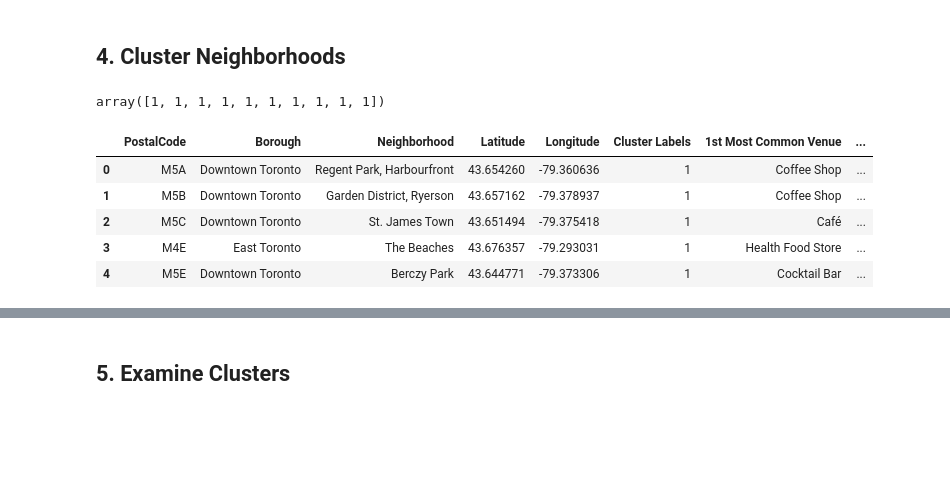
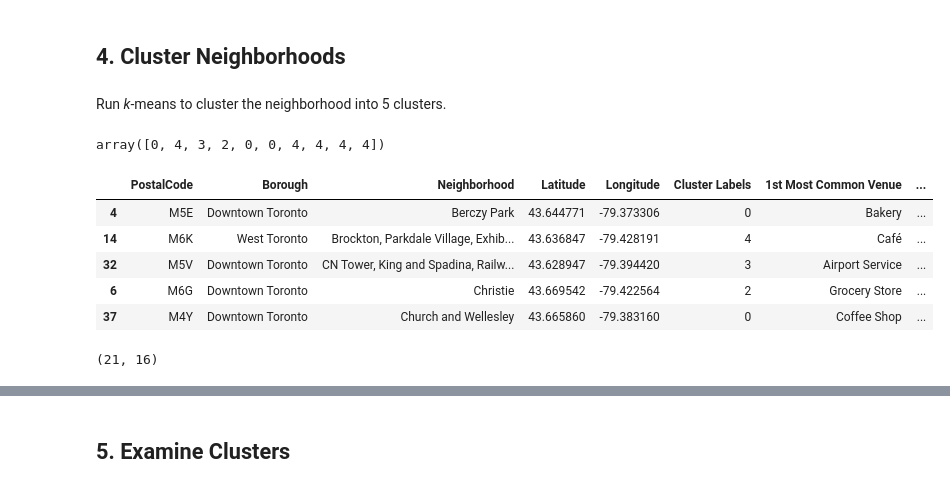
Before and after one commit to o0game0o/capstone_project, a Jupyter notebook: ProjectCapstone.ipynb, the cells around one changed output, grey strips where cells are left out. Drawn from its saved outputs; the diff is of its cells as text; code cells hidden in the pictures; blank space fills up the shorter version.

```diff
--- a/ProjectCapstone.ipynb
+++ b/ProjectCapstone.ipynb
@@ -368,0 +331,2 @@ There are 237 uniques categories.
+# %%
+select_toronto_venues = toronto_venues[toronto_venues['Neighborhood'].isin(Neighborhood_list)]
@@ -453,23 +411,23 @@ def return_most_common_venues(row, num_top_venues):
 
     return row_categories_sorted.index.values[0:num_top_venues]
 # %%
-num_top_venues = 10
+def put_most_venue_to_df (num_top_venues,location_grouped):
+    num_top_venues = num_top_venues
 
-indicators = ['st', 'nd', 'rd']
+    indicators = ['st', 'nd', 'rd']
 
-# create columns according to number of top venues
-columns = ['Neighborhood']
-for ind in np.arange(num_top_venues):
-    try:
-        columns.append('{}{} Most Common Venue'.format(ind+1, indicators[ind]))
-    except:
-        columns.append('{}th Most Common Venue'.format(ind+1))
+    # create columns according to number of top venues
+    columns = ['Neighborhood']
+    for ind in np.arange(num_top_venues):
+        try:
+            columns.append('{}{} Most Common Venue'.format(ind+1, indicators[ind]))
+        except:
+            columns.append('{}th Most Common Venue'.format(ind+1))
 
-# create a new dataframe
-neighborhoods_venues_sorted = pd.DataFrame(columns=columns)
-neighborhoods_venues_sorted['Neighborhood'] = toronto_grouped['Neighborhood']
+    # create a new dataframe
+    neighborhoods_venues_sorted = pd.DataFrame(columns=columns)
+    neighborhoods_venues_sorted['Neighborhood'] = location_grouped['Neighborhood']
 
-for ind in np.arange(toronto_grouped.shape[0]):
-    neighborhoods_venues_sorted.iloc[ind, 1:] = return_most_common_venues(toronto_grouped.iloc[ind, :], num_top_venues)
-
-neighborhoods_venues_sorted.head()
+    for ind in np.arange(location_grouped.shape[0]):
+        neighborhoods_venues_sorted.iloc[ind, 1:] = return_most_common_venues(location_grouped.iloc[ind, :], num_top_venues)
+    return neighborhoods_venues_sorted
@@ -482,0 +434,3 @@ neighborhoods_venues_sorted.head()
+# %%
+toronto_venues_most = put_most_venue_to_df(10, toronto_grouped)
+toronto_venues_most.head()
@@ -483,10 +444,12 @@ neighborhoods_venues_sorted.head()
 # %% [markdown]
 ## 4. Cluster Neighborhoods
+# %% [markdown]
+Run _k_-means to cluster the neighborhood into 5 clusters.
 # %%
 # set number of clusters
 kclusters = 5
 
-toronto_grouped_clustering = toronto_grouped.drop('Neighborhood', 1)
+toronto_grouped_clustering = toronto_grouped.drop('Neighborhood', axis=1)
 
 # run k-means clustering
 kmeans = KMeans(n_clusters=kclusters, random_state=0).fit(toronto_grouped_clustering)
@@ -494,22 +457,26 @@ kmeans = KMeans(n_clusters=kclusters, random_state=0).fit(toronto_grouped_cluste
 # check cluster labels generated for each row in the dataframe
 kmeans.labels_[0:10]
 # %% [output]
-array([1, 1, 1, 1, 1, 1, 1, 1, 1, 1])
+array([0, 4, 3, 2, 0, 0, 4, 4, 4, 4])
 # %%
 # add clustering labels
-neighborhoods_venues_sorted.insert(0, 'Cluster Labels', kmeans.labels_)
+toronto_venues_most.insert(0, 'Cluster Labels', kmeans.labels_)
 
-toronto_merged = toronto
+toronto_merged = toronto_df
 
 # merge manhattan_grouped with manhattan_data to add latitude/longitude for each neighborhood
-toronto_merged = toronto_merged.join(neighborhoods_venues_sorted.set_index('Neighborhood'), on='Neighborhood')
+toronto_merged = toronto_merged.join(toronto_venues_most.set_index('Neighborhood'),how='right', on='Neighborhood')
 
 toronto_merged.head() # check the last columns!
 # %% [output]
 |  | PostalCode | Borough | Neighborhood | Latitude | Longitude | Cluster Labels | 1st Most Common Venue | ... |
-| 0 | M5A | Downtown Toronto | Regent Park, Harbourfront | 43.654260 | -79.360636 | 1 | Coffee Shop | ... |
-| 1 | M5B | Downtown Toronto | Garden District, Ryerson | 43.657162 | -79.378937 | 1 | Coffee Shop | ... |
-| 2 | M5C | Downtown Toronto | St. James Town | 43.651494 | -79.375418 | 1 | Café | ... |
-| 3 | M4E | East Toronto | The Beaches | 43.676357 | -79.293031 | 1 | Health Food Store | ... |
-| 4 | M5E | Downtown Toronto | Berczy Park | 43.644771 | -79.373306 | 1 | Cocktail Bar | ... |
+| 4 | M5E | Downtown Toronto | Berczy Park | 43.644771 | -79.373306 | 0 | Bakery | ... |
+| 14 | M6K | West Toronto | Brockton, Parkdale Village, Exhib... | 43.636847 | -79.428191 | 4 | Café | ... |
+| 32 | M5V | Downtown Toronto | CN Tower, King and Spadina, Railw... | 43.628947 | -79.394420 | 3 | Airport Service | ... |
+| 6 | M6G | Downtown Toronto | Christie | 43.669542 | -79.422564 | 2 | Grocery Store | ... |
+| 37 | M4Y | Downtown Toronto | Church and Wellesley | 43.665860 | -79.383160 | 0 | Coffee Shop | ... |
+# %%
+toronto_merged.shape
+# %% [output]
+(21, 16)
 # %%
```
Also changed, not shown: parts of 70 cells of this notebook, 10 other files.
